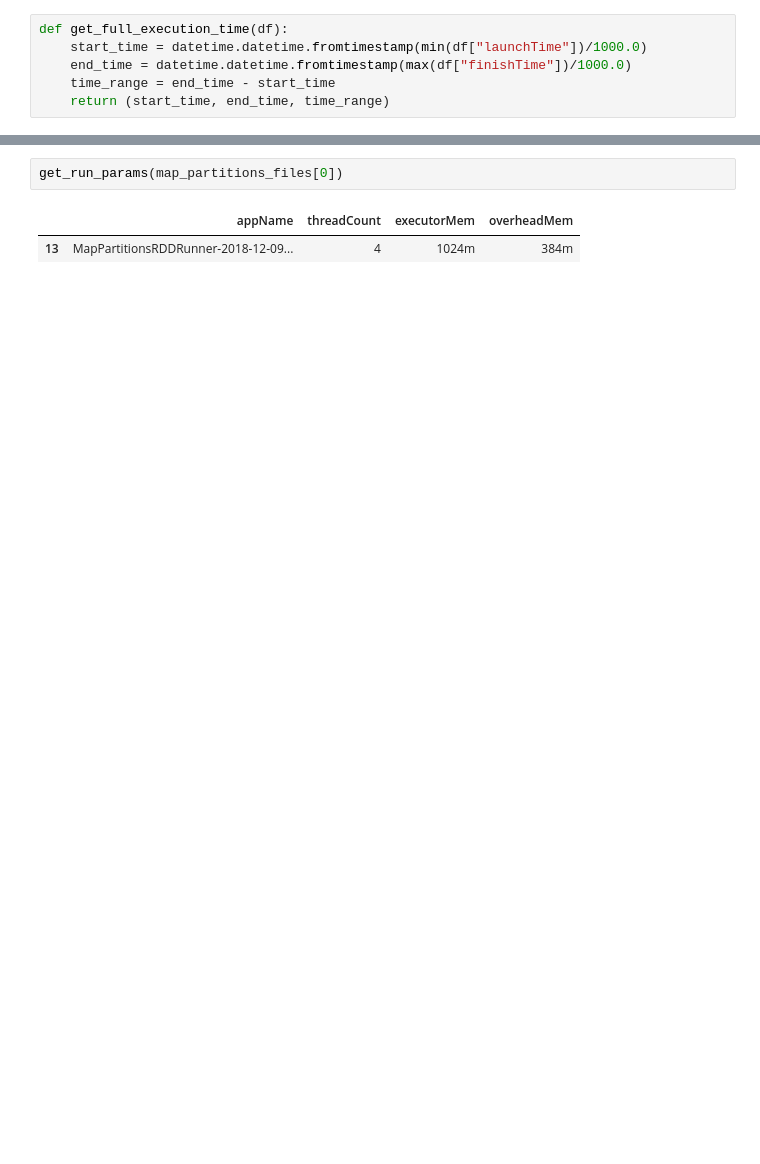
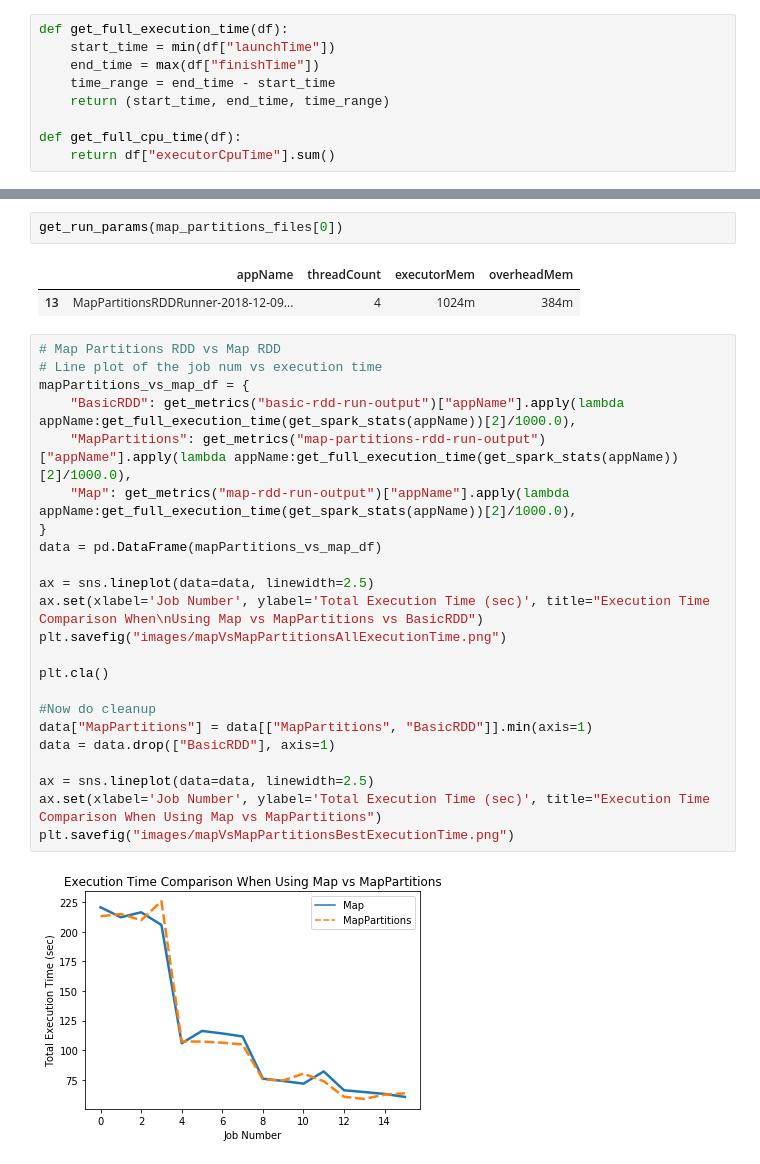
Before and after one commit to nichollsbr/cmsc611-project, a Jupyter notebook: python_scripts/Project_Final_Comparisons.ipynb, the cells around one changed output, grey strips where cells are left out. Drawn from its saved outputs; the diff is of its cells as text; blank space fills up the shorter version.

Commit message:
Finished some graphs

```diff
--- a/python_scripts/Project_Final_Comparisons.ipynb
+++ b/python_scripts/Project_Final_Comparisons.ipynb
@@ -211,10 +207,13 @@ sample["stageId"].value_counts()
 Name: stageId, dtype: int64
 # %%
 def get_full_execution_time(df):
-    start_time = datetime.datetime.fromtimestamp(min(df["launchTime"])/1000.0)
-    end_time = datetime.datetime.fromtimestamp(max(df["finishTime"])/1000.0)
+    start_time = min(df["launchTime"])
+    end_time = max(df["finishTime"])
     time_range = end_time - start_time
     return (start_time, end_time, time_range)
+
+def get_full_cpu_time(df):
+    return df["executorCpuTime"].sum()
 # %%
 t = get_full_execution_time(sample)
 # %%
@@ -228,3 +225,28 @@ get_run_params(map_partitions_files[0])
 # %% [output]
 |  | appName | threadCount | executorMem | overheadMem |
 | 13 | MapPartitionsRDDRunner-2018-12-09... | 4 | 1024m | 384m |
+# %%
+# Map Partitions RDD vs Map RDD
+# Line plot of the job num vs execution time
+mapPartitions_vs_map_df = {
+    "BasicRDD": get_metrics("basic-rdd-run-output")["appName"].apply(lambda appName:get_full_execution_time(get_spark_stats(appName))[2]/1000.0),
+    "MapPartitions": get_metrics("map-partitions-rdd-run-output")["appName"].apply(lambda appName:get_full_execution_time(get_spark_stats(appName))[2]/1000.0),
+    "Map": get_metrics("map-rdd-run-output")["appName"].apply(lambda appName:get_full_execution_time(get_spark_stats(appName))[2]/1000.0),
+}
+data = pd.DataFrame(mapPartitions_vs_map_df)
+
+ax = sns.lineplot(data=data, linewidth=2.5)
+ax.set(xlabel='Job Number', ylabel='Total Execution Time (sec)', title="Execution Time Comparison When\nUsing Map vs MapPartitions vs BasicRDD")
+plt.savefig("images/mapVsMapPartitionsAllExecutionTime.png")
+
+plt.cla()
+
+#Now do cleanup
+data["MapPartitions"] = data[["MapPartitions", "BasicRDD"]].min(axis=1)
+data = data.drop(["BasicRDD"], axis=1)
+
+ax = sns.lineplot(data=data, linewidth=2.5)
+ax.set(xlabel='Job Number', ylabel='Total Execution Time (sec)', title="Execution Time Comparison When Using Map vs MapPartitions")
+plt.savefig("images/mapVsMapPartitionsBestExecutionTime.png")
+# %% [output]
+[figure, added]
```
Also changed, not shown: parts of 6 cells of this notebook, 5 other files.
